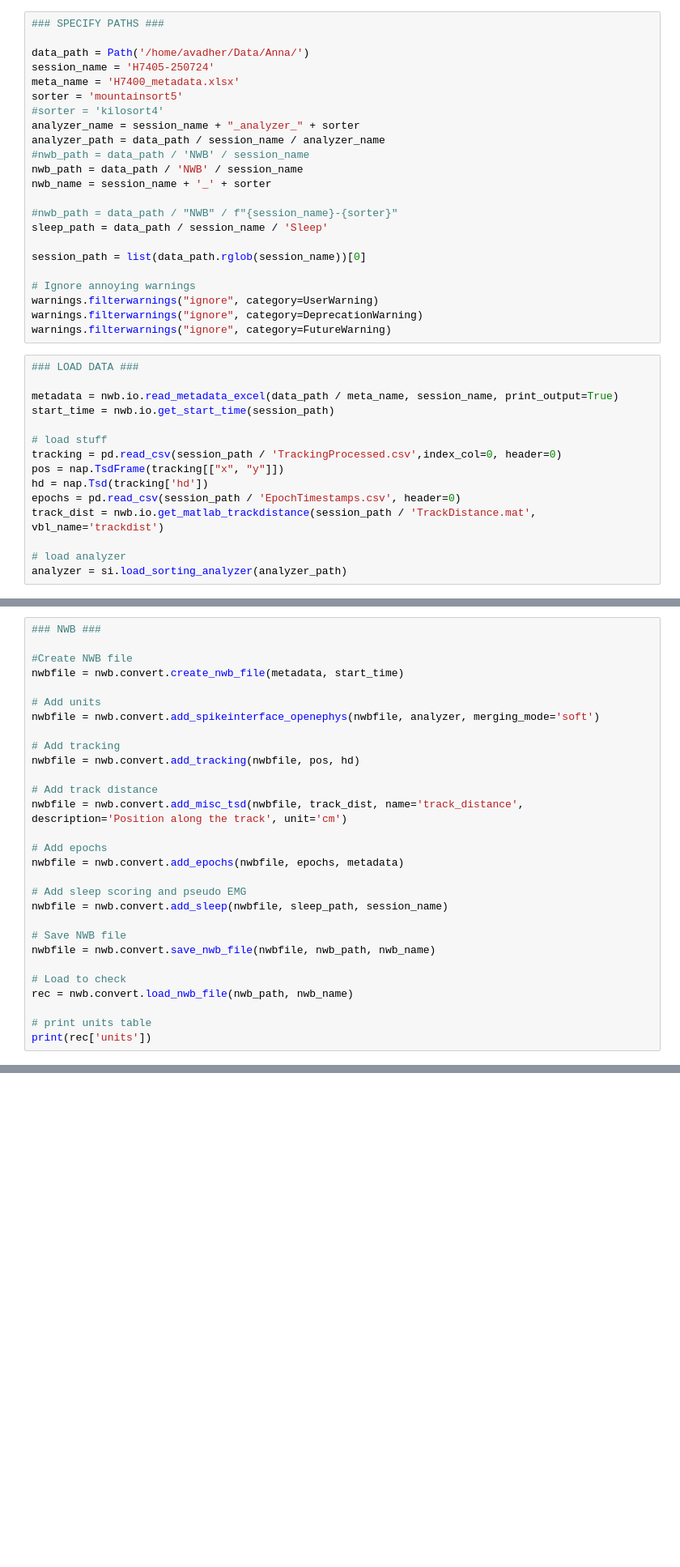
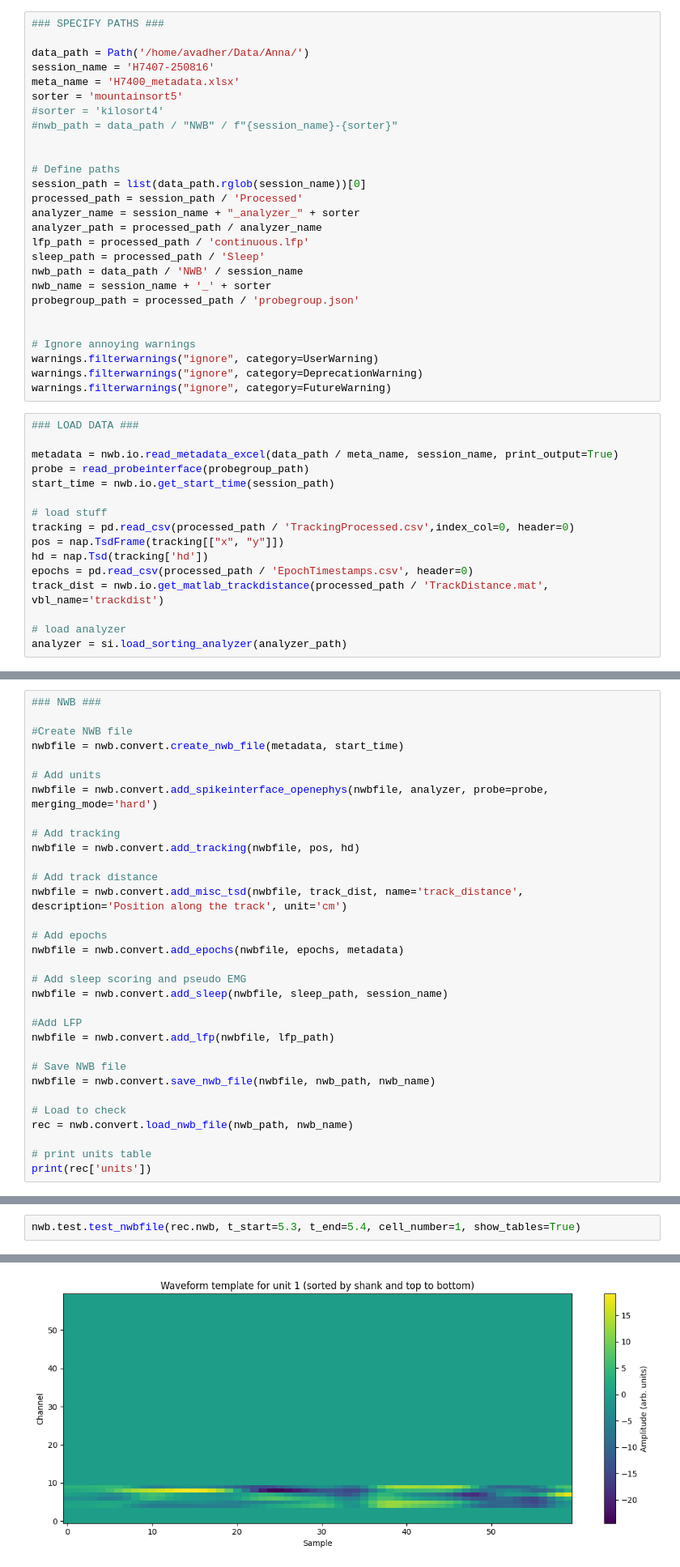
Before and after one commit to Wood-Dudchenko-lab/woodsort, a Jupyter notebook: pipelines_nwb/NWB_H7400.ipynb, the cells around one changed output, grey strips where cells are left out. Shown at 81% size. Cells and saved outputs as stored; diff of their text form; blank space fills up the shorter version.

```diff
--- a/pipelines_nwb/NWB_H7400.ipynb
+++ b/pipelines_nwb/NWB_H7400.ipynb
@@ -11,20 +10,24 @@ from neuroconv.tools.nwb_helpers import get_default_nwbfile_metadata
 ### SPECIFY PATHS ###
 
 data_path = Path('/home/avadher/Data/Anna/')
-session_name = 'H7405-250724'
+session_name = 'H7407-250816'
 meta_name = 'H7400_metadata.xlsx'
 sorter = 'mountainsort5'
 #sorter = 'kilosort4'
+#nwb_path = data_path / "NWB" / f"{session_name}-{sorter}"
+
+
+# Define paths
+session_path = list(data_path.rglob(session_name))[0]
+processed_path = session_path / 'Processed'
 analyzer_name = session_name + "_analyzer_" + sorter
-analyzer_path = data_path / session_name / analyzer_name
-#nwb_path = data_path / 'NWB' / session_name
+analyzer_path = processed_path / analyzer_name
+lfp_path = processed_path / 'continuous.lfp'
+sleep_path = processed_path / 'Sleep'
 nwb_path = data_path / 'NWB' / session_name
 nwb_name = session_name + '_' + sorter
+probegroup_path = processed_path / 'probegroup.json'
 
-#nwb_path = data_path / "NWB" / f"{session_name}-{sorter}"
-sleep_path = data_path / session_name / 'Sleep'
-
-session_path = list(data_path.rglob(session_name))[0]
 
 # Ignore annoying warnings
 warnings.filterwarnings("ignore", category=UserWarning)
@@ -34,14 +37,15 @@ warnings.filterwarnings("ignore", category=FutureWarning)
 ### LOAD DATA ###
 
 metadata = nwb.io.read_metadata_excel(data_path / meta_name, session_name, print_output=True)
+probe = read_probeinterface(probegroup_path)
 start_time = nwb.io.get_start_time(session_path)
 
 # load stuff
-tracking = pd.read_csv(session_path / 'TrackingProcessed.csv',index_col=0, header=0)
+tracking = pd.read_csv(processed_path / 'TrackingProcessed.csv',index_col=0, header=0)
 pos = nap.TsdFrame(tracking[["x", "y"]])
 hd = nap.Tsd(tracking['hd'])
-epochs = pd.read_csv(session_path / 'EpochTimestamps.csv', header=0)
-track_dist = nwb.io.get_matlab_trackdistance(session_path / 'TrackDistance.mat', vbl_name='trackdist')
+epochs = pd.read_csv(processed_path / 'EpochTimestamps.csv', header=0)
+track_dist = nwb.io.get_matlab_trackdistance(processed_path / 'TrackDistance.mat', vbl_name='trackdist')
 
 # load analyzer
 analyzer = si.load_sorting_analyzer(analyzer_path)
@@ -70,7 +74,7 @@ Importing track distance from a .mat file...
 nwbfile = nwb.convert.create_nwb_file(metadata, start_time)
 
 # Add units
-nwbfile = nwb.convert.add_spikeinterface_openephys(nwbfile, analyzer, merging_mode='soft')
+nwbfile = nwb.convert.add_spikeinterface_openephys(nwbfile, analyzer, probe=probe, merging_mode='hard')
 
 # Add tracking
 nwbfile = nwb.convert.add_tracking(nwbfile, pos, hd)
@@ -84,6 +88,9 @@ nwbfile = nwb.convert.add_epochs(nwbfile, epochs, metadata)
 # Add sleep scoring and pseudo EMG
 nwbfile = nwb.convert.add_sleep(nwbfile, sleep_path, session_name)
 
+#Add LFP
+nwbfile = nwb.convert.add_lfp(nwbfile, lfp_path)
+
 # Save NWB file
 nwbfile = nwb.convert.save_nwb_file(nwbfile, nwb_path, nwb_name)
 
@@ -161,0 +126,3 @@ plt.show()
+# %%
+nwb.test.test_nwbfile(rec.nwb, t_start=5.3, t_end=5.4, cell_number=1, show_tables=True)
+# %% [output]
@@ -161,0 +146 @@ plt.show()
+[figure, added]
```
Also changed, not shown: parts of 6 cells of this notebook, 16 other files.
